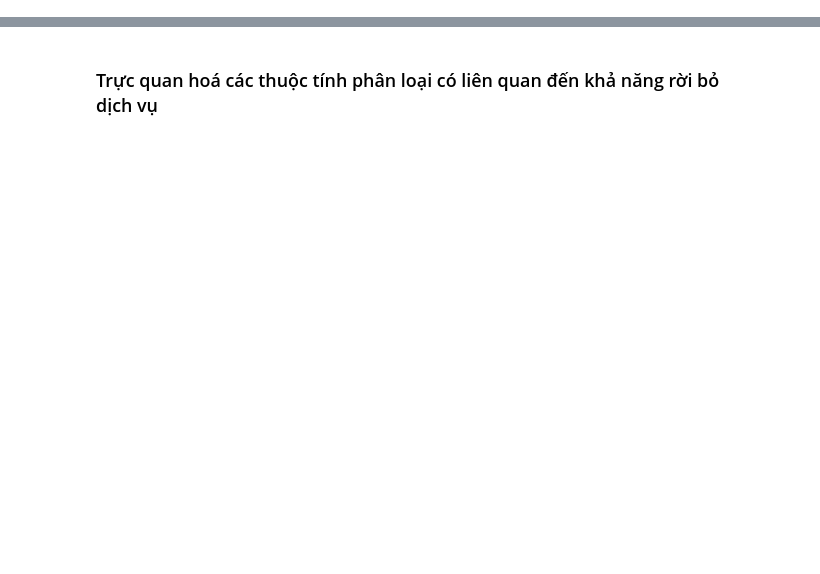
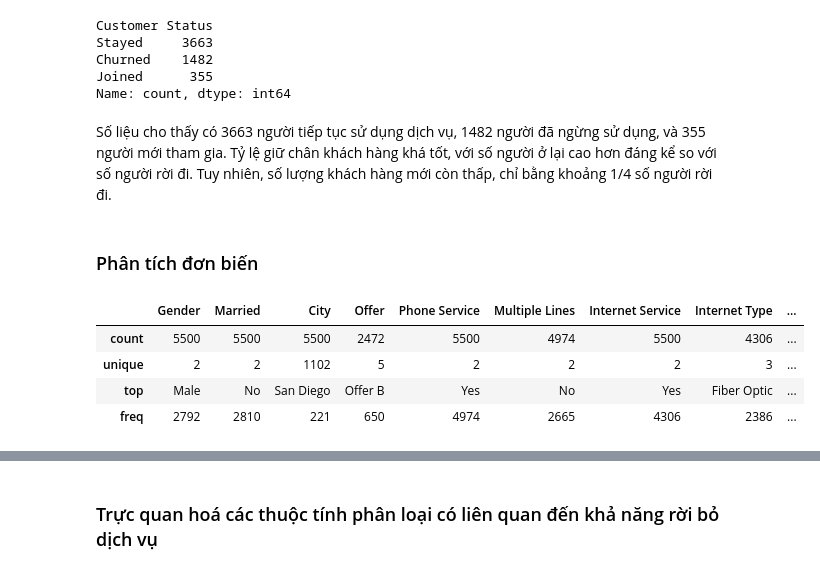
Before and after one commit to cognaiger9/DataMining, a Jupyter notebook: project.ipynb, the cells around one changed output, grey strips where cells are left out. Drawn from its saved outputs; the diff is of its cells as text; code cells hidden in the pictures; blank space fills up the shorter version.

```diff
--- a/project.ipynb
+++ b/project.ipynb
@@ -41,0 +75,22 @@ Dữ liệu từ tập training bao gồm 5500 bản ghi với hai mươi thuộ
+# %%
+train_df.value_counts('Customer Status')
+# %% [output]
+Customer Status
+Stayed     3663
+Churned    1482
+Joined      355
+Name: count, dtype: int64
+# %% [markdown]
+Số liệu cho thấy có 3663 người tiếp tục sử dụng dịch vụ, 1482 người đã ngừng sử dụng, và 355 người mới tham gia. Tỷ lệ giữ chân khách hàng khá tốt, với số người ở lại cao hơn đáng kể so với số người rời đi. Tuy nhiên, số lượng khách hàng mới còn thấp, chỉ bằng khoảng 1/4 số người rời đi.
+# %% [markdown]
+### Phân tích đơn biến
+# %%
+desc_df = train_df.describe(include=[object])
+desc_df = desc_df.drop(columns=['Customer ID'])
+desc_df
+# %% [output]
+|  | Gender | Married | City | Offer | Phone Service | Multiple Lines | Internet Service | Internet Type | ... |
+| count | 5500 | 5500 | 5500 | 2472 | 5500 | 4974 | 5500 | 4306 | ... |
+| unique | 2 | 2 | 1102 | 5 | 2 | 2 | 2 | 3 | ... |
+| top | Male | No | San Diego | Offer B | Yes | No | Yes | Fiber Optic | ... |
+| freq | 2792 | 2810 | 221 | 650 | 4974 | 2665 | 4306 | 2386 | ... |
```
Also changed, not shown: parts of 27 cells of this notebook, 1 other file.
